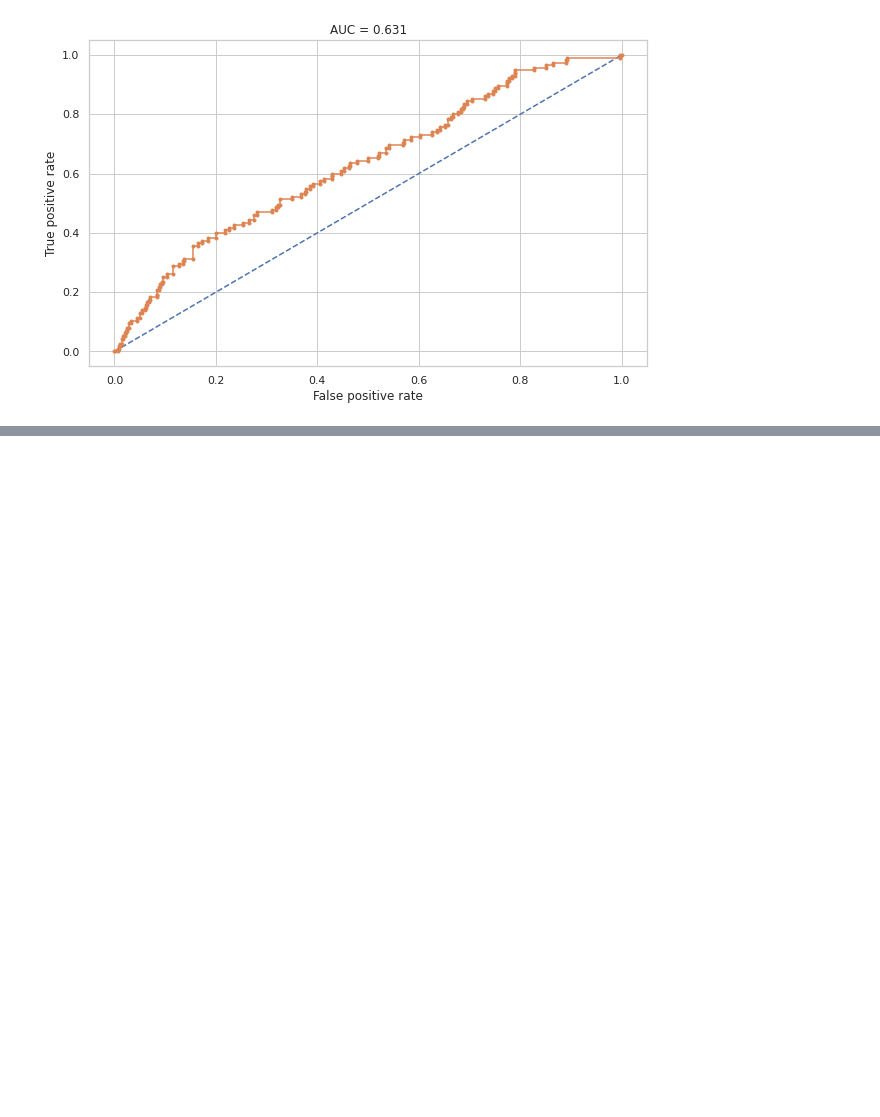
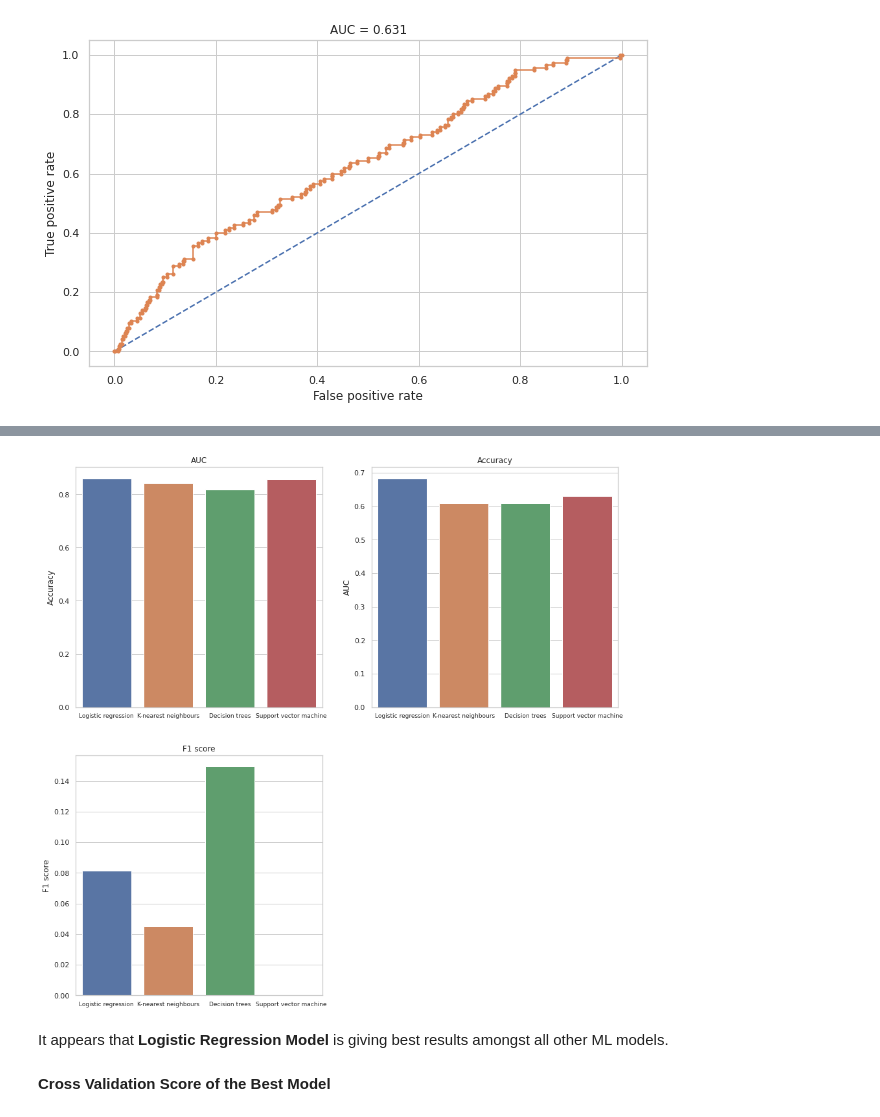
Before and after one commit to rashmi-biswas/cardiovascular_risk_prediction, a Jupyter notebook: Cardiovascular.ipynb, the cells around one changed output, grey strips where cells are left out. Cells and saved outputs as stored; diff of their text form; code cells hidden in the pictures; blank space fills up the shorter version.

Commit message:
model comparison

```diff
--- a/Cardiovascular.ipynb
+++ b/Cardiovascular.ipynb
@@ -743,0 +746,7 @@ plt.show()
+# %%
+comparison = pd.DataFrame({
+    "Logistic regression":{'Accuracy':log_accuracy, 'AUC':log_auc, 'F1 score':logistic_f1},
+    "K-nearest neighbours":{'Accuracy':knn_accuracy, 'AUC':knn_auc, 'F1 score':knn_f1},
+    "Decision trees":{'Accuracy':tree_accuracy, 'AUC':tree_auc, 'F1 score':tree_f1},
+    "Support vector machine":{'Accuracy':svm_accuracy, 'AUC':svm_auc, 'F1 score':svm_f1}
+}).T
@@ -743,0 +761,16 @@ plt.show()
+# %%
+fig = plt.gcf()
+fig.set_size_inches(15, 15)
+titles = ['AUC','Accuracy','F1 score']
+for title,label in enumerate(comparison.columns):
+    plt.subplot(2,2,title+1)
+    sns.barplot(x=comparison.index, y = comparison[label], data=comparison)
+    plt.xticks(fontsize=9)
+    plt.title(titles[title])
+plt.show()
+# %% [output]
+[figure, added]
+# %% [markdown]
+It appears that **Logistic Regression Model** is giving best results amongst all other ML models.
+# %% [markdown]
+**Cross Validation Score of the Best Model**
```
Also changed, not shown: parts of 5 cells of this notebook.
